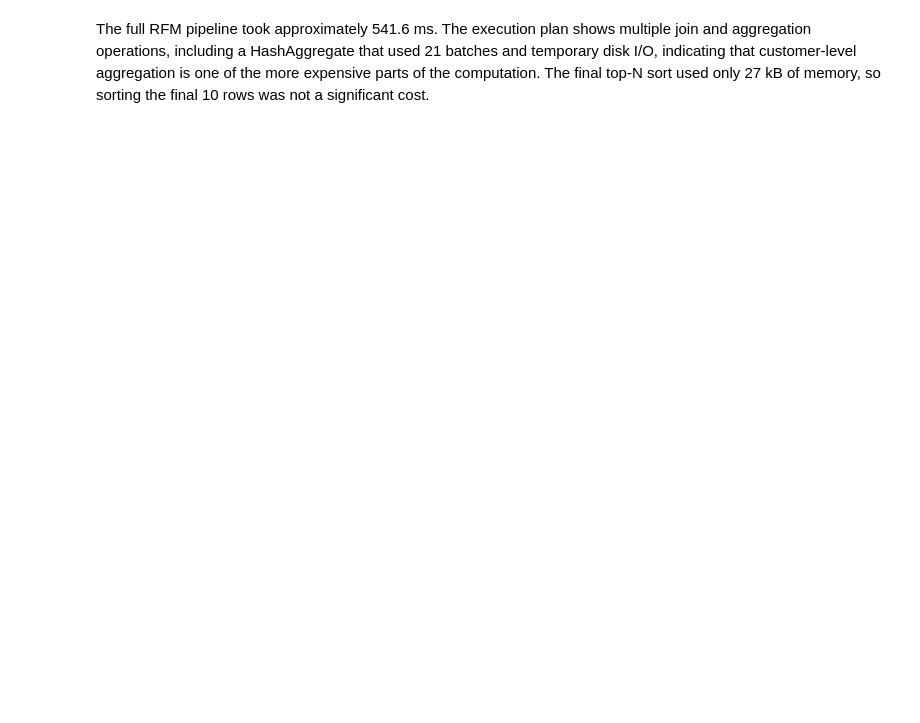
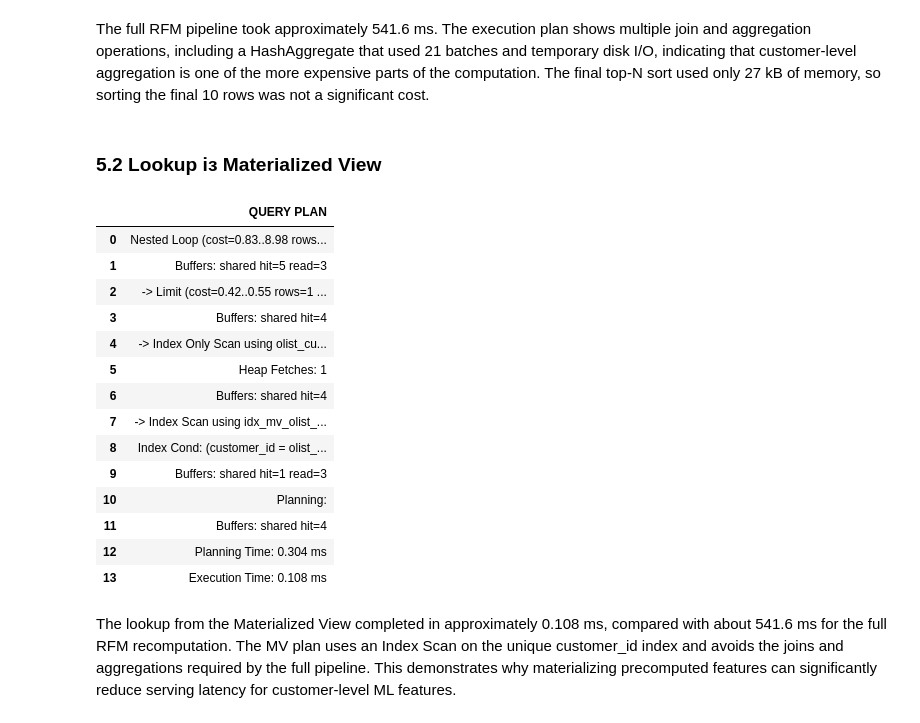
Before and after one commit to BorysZhyhalo/goit-rdb-hw-05, a Jupyter notebook: hw_5_rdb.ipynb, the cells around one changed output. Drawn from its saved outputs; the diff is of its cells as text; code cells hidden in the pictures; blank space fills up the shorter version.

```diff
--- a/hw_5_rdb.ipynb
+++ b/hw_5_rdb.ipynb
@@ -841,2 +833,38 @@ pd.read_sql("""
 # %% [markdown]
 The full RFM pipeline took approximately 541.6 ms. The execution plan shows multiple join and aggregation operations, including a HashAggregate that used 21 batches and temporary disk I/O, indicating that customer-level aggregation is one of the more expensive parts of the computation. The final top-N sort used only 27 kB of memory, so sorting the final 10 rows was not a significant cost.
+# %% [markdown]
+### 5.2 Lookup із Materialized View
+# %%
+pd.read_sql("""
+
+      EXPLAIN (ANALYZE, BUFFERS)
+      WITH target_customer AS (
+          SELECT customer_id
+          FROM olist_customers
+          ORDER BY customer_id
+          LIMIT 1
+      )
+      SELECT mv.*
+      FROM mv_olist_customer_features AS mv
+      JOIN target_customer AS t
+          ON t.customer_id = mv.customer_id;
+
+""",engine)
+# %% [output]
+|  | QUERY PLAN |
+| 0 | Nested Loop (cost=0.83..8.98 rows... |
+| 1 | Buffers: shared hit=5 read=3 |
+| 2 | -> Limit (cost=0.42..0.55 rows=1 ... |
+| 3 | Buffers: shared hit=4 |
+| 4 | -> Index Only Scan using olist_cu... |
+| 5 | Heap Fetches: 1 |
+| 6 | Buffers: shared hit=4 |
+| 7 | -> Index Scan using idx_mv_olist_... |
+| 8 | Index Cond: (customer_id = olist_... |
+| 9 | Buffers: shared hit=1 read=3 |
+| 10 | Planning: |
+| 11 | Buffers: shared hit=4 |
+| 12 | Planning Time: 0.304 ms |
+| 13 | Execution Time: 0.108 ms |
+# %% [markdown]
+The lookup from the Materialized View completed in approximately 0.108 ms, compared with about 541.6 ms for the full RFM recomputation. The MV plan uses an Index Scan on the unique customer_id index and avoids the joins and aggregations required by the full pipeline. This demonstrates why materializing precomputed features can significantly reduce serving latency for customer-level ML features.
```
Also changed, not shown: parts of 3 cells of this notebook.
